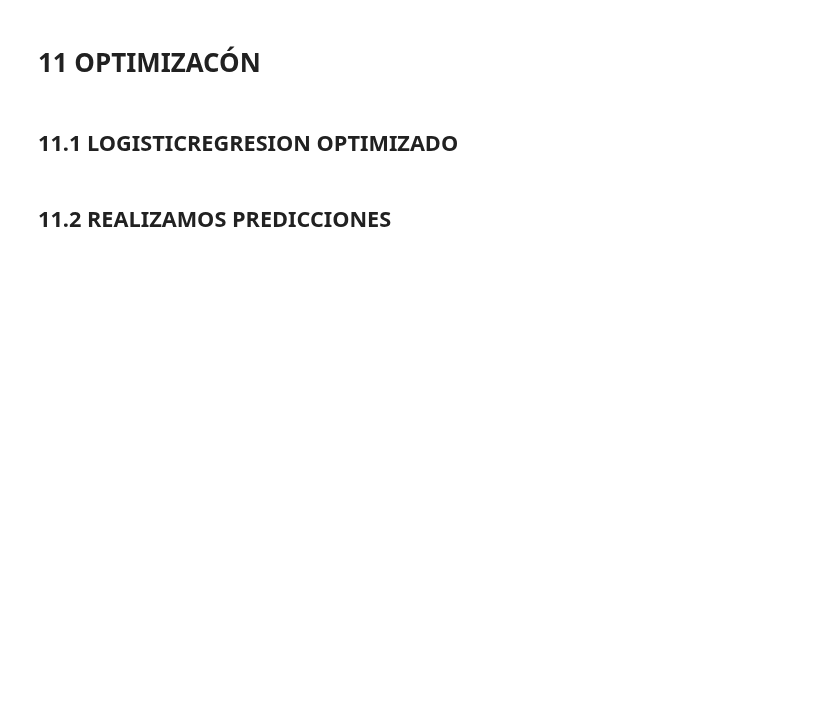
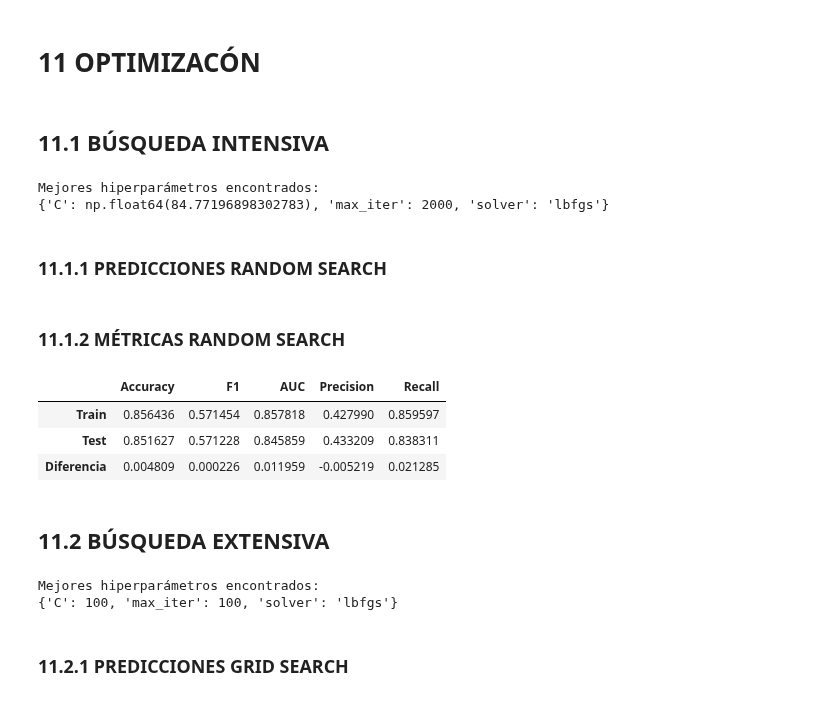
Before and after one commit to 4GeeksAcademy/cathycaz-intro-ml, a Jupyter notebook: src/01.1-logistic-regression.ipynb, the cells around one changed output. Saved outputs shown, nothing was run; the diff lists cells and outputs as text; code cells hidden in the pictures; blank space fills up the shorter version.

```diff
--- a/src/01.1-logistic-regression.ipynb
+++ b/src/01.1-logistic-regression.ipynb
@@ -1645,4 +1659,4 @@ CONCLUSION: COMO PODEMOS OBSERVAR EL MODELO NO TIENEN UNA BUENA PREDICCIÓN SEG
 # %% [markdown]
 # 11 OPTIMIZACÓN
 # %% [markdown]
-## 11.1 LOGISTICREGRESION OPTIMIZADO
+## 11.1 BÚSQUEDA INTENSIVA
@@ -1661,2 +1663,74 @@ yhat_test_logit_opt = m_logit_opt.predict(X_test_sc)
+# %%
+from sklearn.model_selection import RandomizedSearchCV
+from scipy.stats import uniform, loguniform
+
+param_distributions = {
+    'C': loguniform(0.001, 100),  # Distribución continua
+    'solver': ['lbfgs', 'liblinear'],
+    'max_iter': [100, 500, 1000, 2000]
+}
+
+# Probará solo 50 combinaciones aleatorias
+random_search = RandomizedSearchCV(
+    LogisticRegression(class_weight='balanced', random_state=42),
+    param_distributions,
+    n_iter=100,  # Número de combinaciones a probar
+    cv=5,
+    scoring='roc_auc',
+    random_state=42,
+    n_jobs=-1
+)
+random_search.fit(X_train_sc, Y_train)
+
+print("Mejores hiperparámetros encontrados:")
+print(random_search.best_params_)
+
+best_model_random = random_search.best_estimator_
+# %% [output]
+Mejores hiperparámetros encontrados:
+{'C': np.float64(84.77196898302783), 'max_iter': 2000, 'solver': 'lbfgs'}
+# %% [markdown]
+### 11.1.1 PREDICCIONES RANDOM SEARCH
+# %%
+y_pred_random_train = best_model_random.predict(X_train_sc)
+y_pred_random_test = best_model_random.predict(X_test_sc)
+# %% [markdown]
+### 11.1.2 MÉTRICAS RANDOM SEARCH
+# %%
+metrics_df_random = get_metrics(Y_train, Y_test, y_pred_random_train, y_pred_random_test)
+metrics_df_random
+# %% [output]
+|  | Accuracy | F1 | AUC | Precision | Recall |
+| Train | 0.856436 | 0.571454 | 0.857818 | 0.427990 | 0.859597 |
+| Test | 0.851627 | 0.571228 | 0.845859 | 0.433209 | 0.838311 |
+| Diferencia | 0.004809 | 0.000226 | 0.011959 | -0.005219 | 0.021285 |
+# %% [markdown]
+## 11.2 BÚSQUEDA EXTENSIVA
+# %%
+from sklearn.model_selection import GridSearchCV
+
+param_grid = {
+    'C': [0.001, 0.01, 0.1, 1, 10, 100],
+    'solver': ['lbfgs', 'liblinear'],
+    'max_iter': [100, 500, 1000]
+}
+
+# Probará: 6 × 2 × 3 = 36 combinaciones diferentes
+grid_search = GridSearchCV(
+    LogisticRegression(class_weight='balanced', random_state=42),
+    param_grid,
+    cv=5,
+    scoring='roc_auc',
+    n_jobs=-1
+)
+grid_search.fit(X_train_sc, Y_train)
+
+print("Mejores hiperparámetros encontrados:")
+print(grid_search.best_params_)
+
+best_model_grid = grid_search.best_estimator_
+# %% [output]
+Mejores hiperparámetros encontrados:
+{'C': 100, 'max_iter': 100, 'solver': 'lbfgs'}
 # %% [markdown]
-## 11.2 REALIZAMOS PREDICCIONES
+### 11.2.1 PREDICCIONES GRID SEARCH
```
Also changed, not shown: parts of 12 cells of this notebook.
